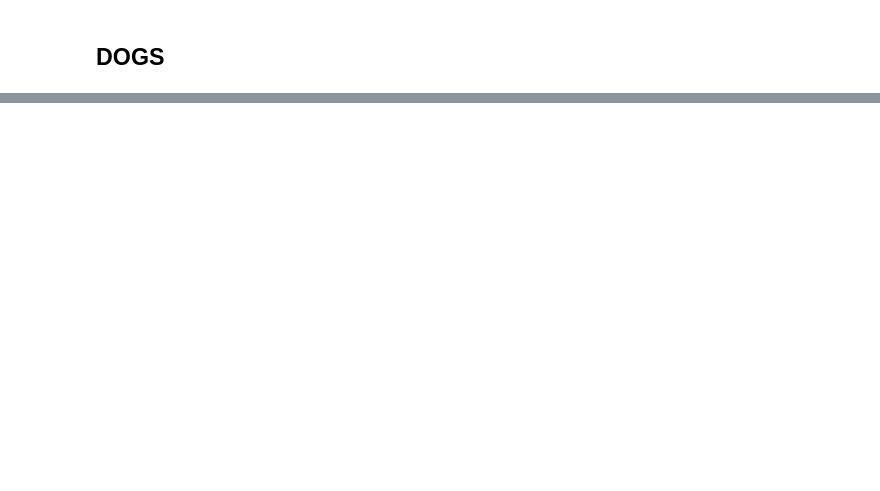
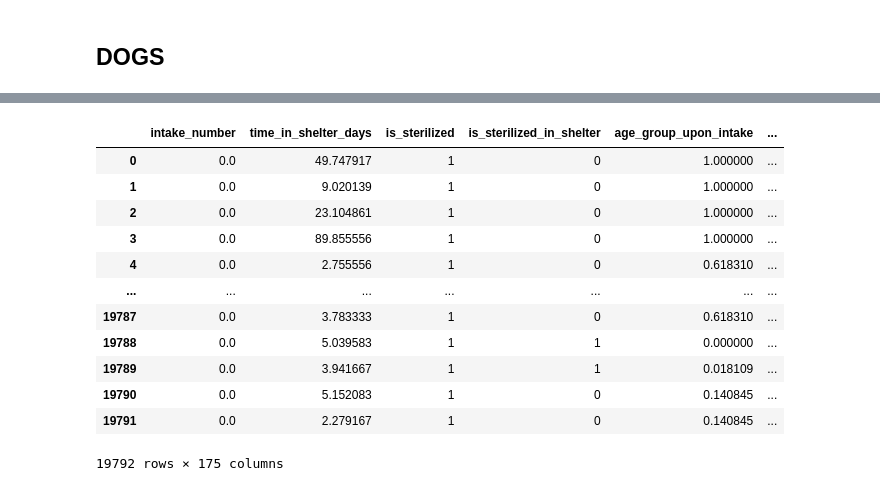
Before and after one commit to tara-pogancev/animal-adoption-prediction, a Jupyter notebook: Data Wrangling.ipynb, the cells around one changed output, grey strips where cells are left out. Saved outputs shown, nothing was run; the diff lists cells and outputs as text; code cells hidden in the pictures; blank space fills up the shorter version.

```diff
--- a/Data Wrangling.ipynb
+++ b/Data Wrangling.ipynb
@@ -647,0 +909,23 @@ dogs_df.head()
+# %%
+nd_df['is_puppy'] = np.where(nd_df['age_upon_intake_(days)'] < 60, 1, 0)
+
+nd_df['age_group_upon_intake'] = nd_df.apply(lambda row: categorise_age_group_mean(row), axis=1)
+# %%
+nd_df['age_upon_intake_(days)'] = nd_df['age_upon_intake_(days)'].clip(upper=3650)
+# %%
+scaler = MinMaxScaler()
+
+nd_df['age_group_upon_intake'] = scaler.fit_transform(nd_df[['age_group_upon_intake']])
+nd_df['intake_number'] = scaler.fit_transform(nd_df[['intake_number']])
+nd_df['age_upon_intake_days'] = scaler.fit_transform(nd_df[['age_upon_intake_(days)']])
+nd_df['dog_size'] = scaler.fit_transform(nd_df[['dog_size']])
+nd_df['avg_height'] = scaler.fit_transform(nd_df[['avg_height']])
+nd_df['avg_weight'] = scaler.fit_transform(nd_df[['avg_weight']])
+nd_df['avg_lifespan'] = scaler.fit_transform(nd_df[['avg_lifespan']])
+nd_df['Adaptability'] = scaler.fit_transform(nd_df[['Adaptability']])
+nd_df['All Around Friendliness'] = scaler.fit_transform(nd_df[['All Around Friendliness']])
+nd_df['Health And Grooming Needs'] = scaler.fit_transform(nd_df[['Health And Grooming Needs']])
+nd_df['Trainability'] = scaler.fit_transform(nd_df[['Trainability']])
+nd_df['Physical Needs'] = scaler.fit_transform(nd_df[['Physical Needs']])
+
+nd_df.head()
@@ -647,0 +940,18 @@ dogs_df.head()
+# %%
+nd_df.drop(columns=['animal_id', 'intake_condition', 'intake_type', 'sex', 'breed', 'age_upon_intake_(days)', 'intake_month'], inplace=True)
+# %%
+nd_df
+# %% [output]
+|  | intake_number | time_in_shelter_days | is_sterilized | is_sterilized_in_shelter | age_group_upon_intake | ... |
+| 0 | 0.0 | 49.747917 | 1 | 0 | 1.000000 | ... |
+| 1 | 0.0 | 9.020139 | 1 | 0 | 1.000000 | ... |
+| 2 | 0.0 | 23.104861 | 1 | 0 | 1.000000 | ... |
+| 3 | 0.0 | 89.855556 | 1 | 0 | 1.000000 | ... |
+| 4 | 0.0 | 2.755556 | 1 | 0 | 0.618310 | ... |
+| ... | ... | ... | ... | ... | ... | ... |
+| 19787 | 0.0 | 3.783333 | 1 | 0 | 0.618310 | ... |
+| 19788 | 0.0 | 5.039583 | 1 | 1 | 0.000000 | ... |
+| 19789 | 0.0 | 3.941667 | 1 | 1 | 0.018109 | ... |
+| 19790 | 0.0 | 5.152083 | 1 | 0 | 0.140845 | ... |
+| 19791 | 0.0 | 2.279167 | 1 | 0 | 0.140845 | ... |
+19792 rows × 175 columns
```
Also changed, not shown: parts of 39 cells of this notebook, 4 other files.
